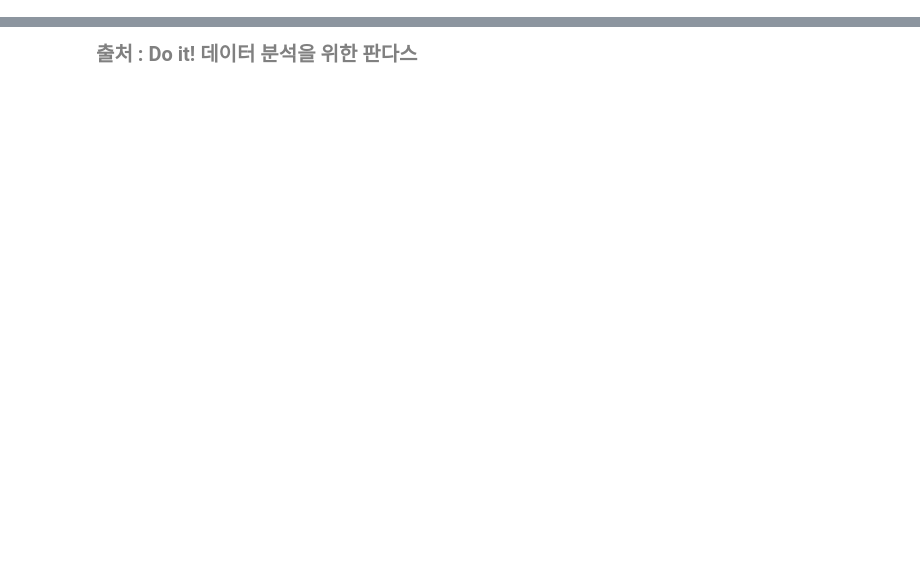
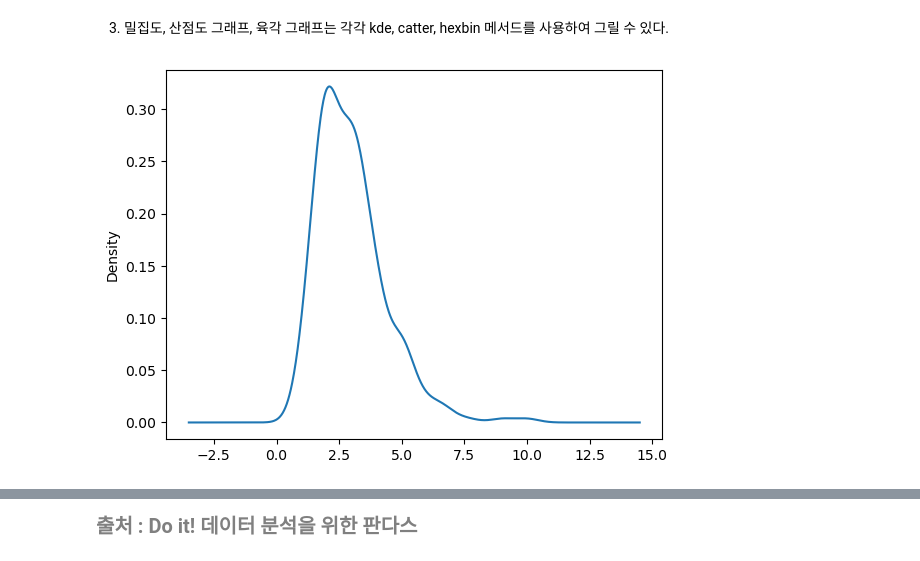
Before and after one commit to noahkim12/pandas_study, a Jupyter notebook: pandas_04_4.ipynb, the cells around one changed output, grey strips where cells are left out. Drawn from its saved outputs; the diff is of its cells as text; code cells hidden in the pictures; blank space fills up the shorter version.

```diff
--- a/pandas_04_4.ipynb
+++ b/pandas_04_4.ipynb
@@ -263,0 +23,7 @@ facet.map(plt.scatter, 'total_bill', 'tip')
+# %% [markdown]
+3. 밀집도, 산점도 그래프, 육각 그래프는 각각 kde, catter, hexbin 메서드를 사용하여 그릴 수 있다.
+# %%
+ax = plt.subplots()
+ax =tips['tip'].plot.kde()
+# %% [output]
+[figure, added]
```
Also changed, not shown: parts of 65 cells of this notebook, 1 other file.
